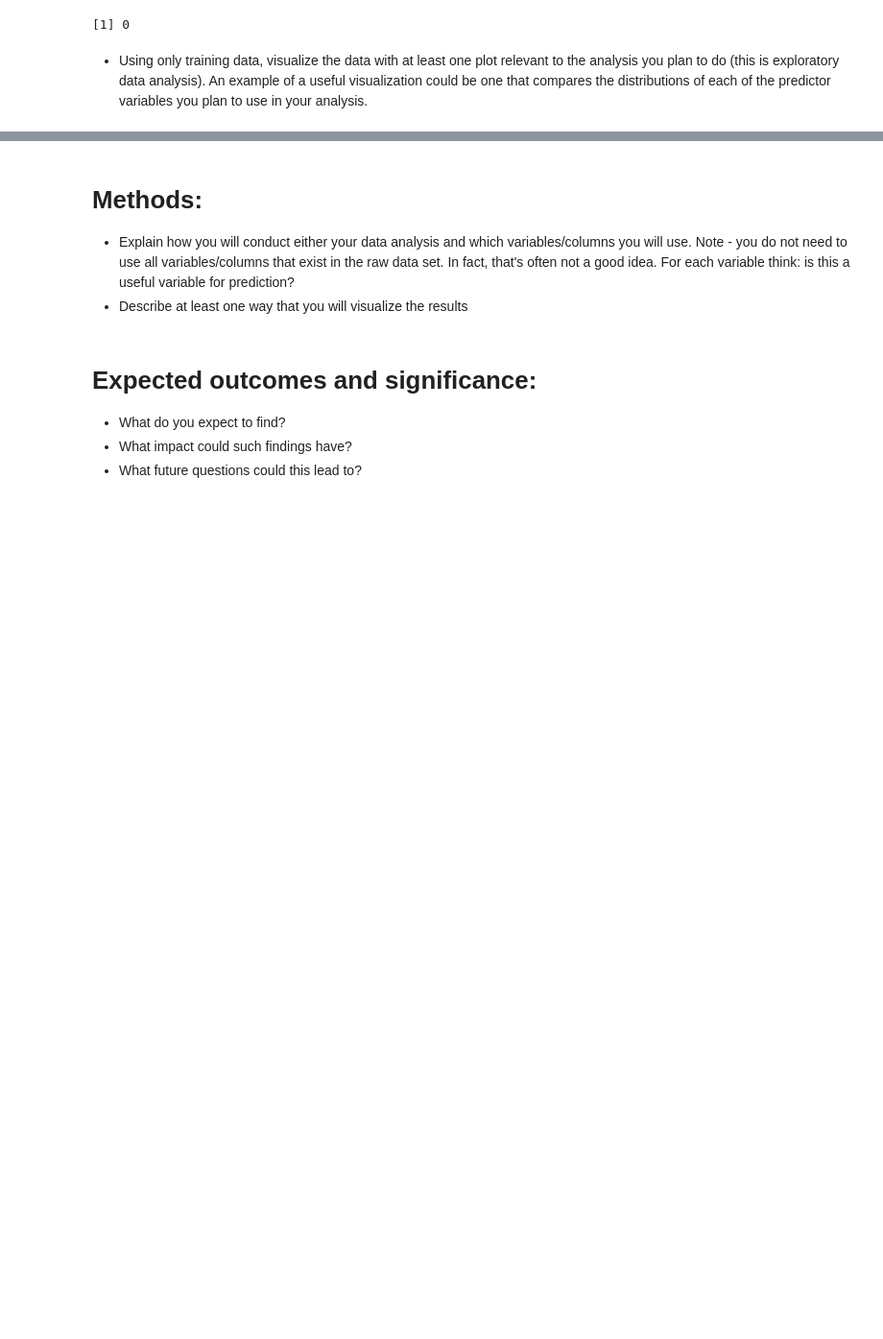
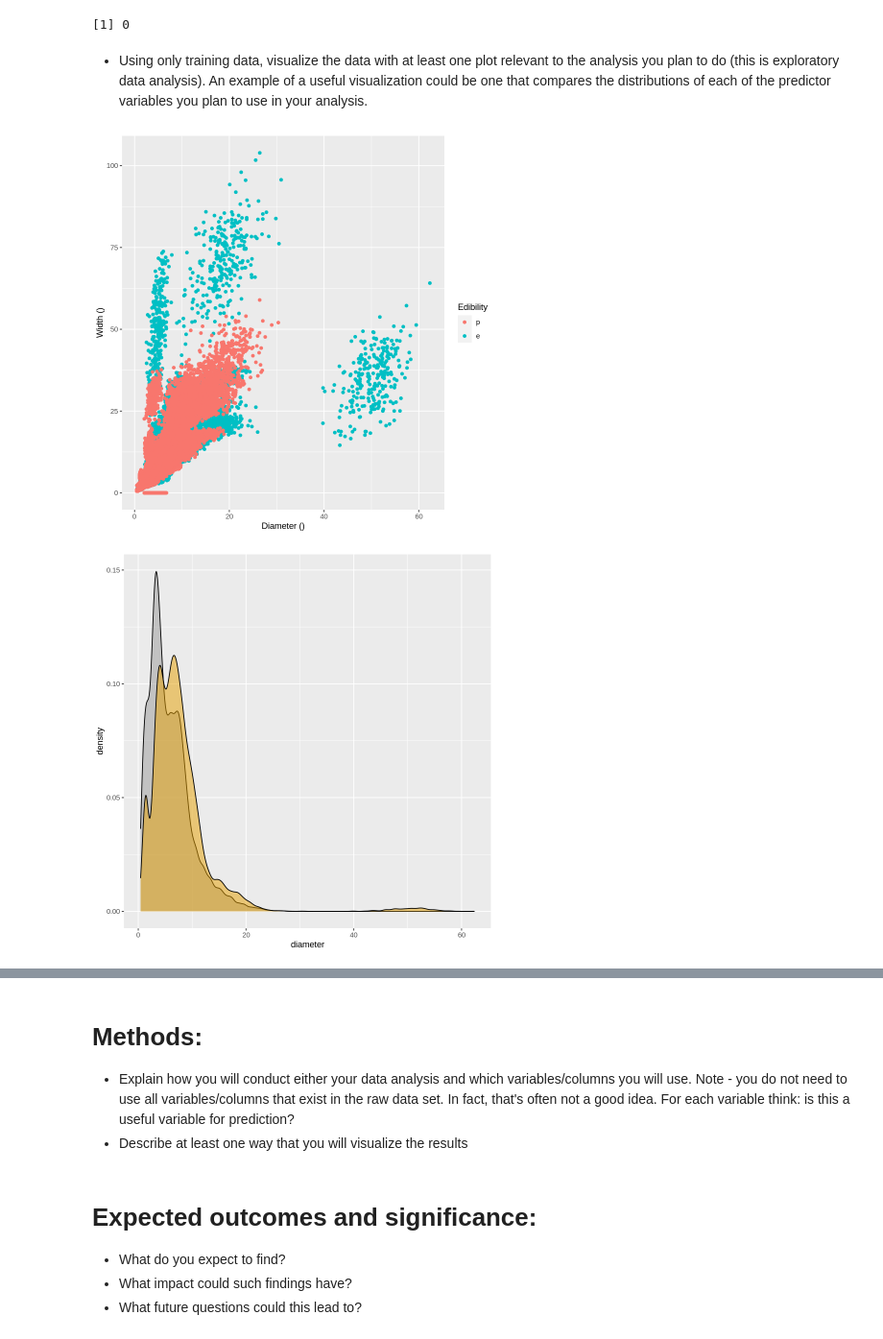
Before and after one commit to ciciliujx/DSCI100-Project, a Jupyter notebook: Proposal.ipynb, the cells around one changed output, grey strips where cells are left out. Shown at 96% size. Cells and saved outputs as stored; diff of their text form; code cells hidden in the pictures; blank space fills up the shorter version.

Commit message:
Added graphs, missing element detectors

```diff
--- a/Proposal.ipynb
+++ b/Proposal.ipynb
@@ -81,3 +98,43 @@ A tibble: 1 × 3
 [1] 0
 # %% [markdown]
 - Using only training data, visualize the data with at least one plot relevant to the analysis you plan to do (this is exploratory data analysis). An example of a useful visualization could be one that compares the distributions of each of the predictor variables you plan to use in your analysis.
+# %%
+mushroom_plot1 <- mushroom_training |>
+    ggplot(aes(x=diameter, y=width, color=class)) +
+    geom_point() +
+    labs(x="Diameter ()", y="Width ()", color="Edibility")
+mushroom_plot2 <- mushroom_training |>
+    ggplot(aes(x=diameter, y=height, color=class)) +
+    geom_point() +
+    labs(x="Diameter ()", y="Height ()", color="Edibility")
+mushroom_plot3 <- mushroom_training |>
+    ggplot(aes(x=width, y=height, color=class)) +
+    geom_point() +
+    labs(x="Width ()", y="Height ()", color="Edibility")
+mushroom_plot1
+# mushroom_plot2
+# mushroom_plot3
+
+
+# Marginal density plot of diamter (top panel)
+diameterDensity <- ggplot(mushroom_training, aes(diameter, fill=class)) +
+  geom_density(alpha=.5) +
+  scale_fill_manual(values = c('#999999','#E69F00')) +
+  theme(legend.position = "none")
+diameterDensity
+
+# Marginal density plot of width (right panel)
+widthDensity <- ggplot(mushroom_training, aes(width, fill=class)) +
+  geom_density(alpha=.5) +
+  scale_fill_manual(values = c('#999999','#E69F00')) +
+  theme(legend.position = "none")
+widthDensity
+
+heightDensity <- ggplot(mushroom_training, aes(height, fill=class)) +
+  geom_density(alpha=.5) +
+  scale_fill_manual(values = c('#999999','#E69F00')) +
+  theme(legend.position = "none")
+heightDensity
+# %% [output]
+[figure, added]
+[figure, added]
```
Also changed, not shown: parts of 4 cells of this notebook.
